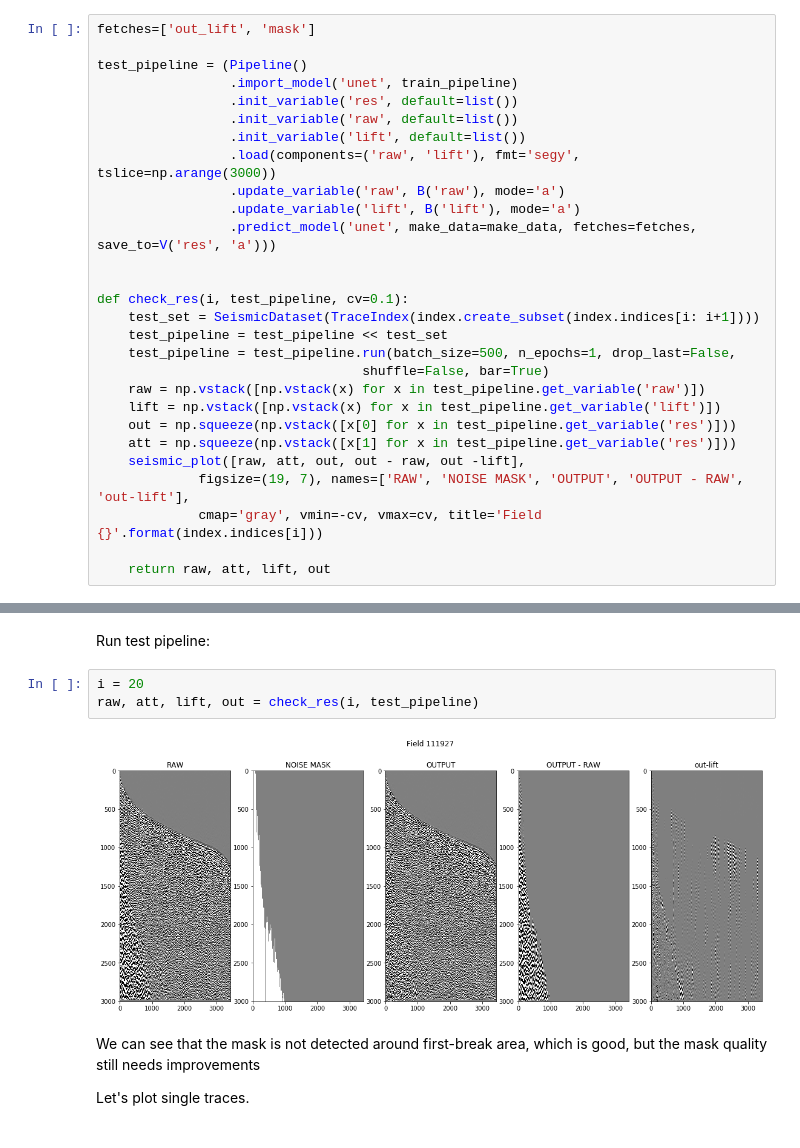
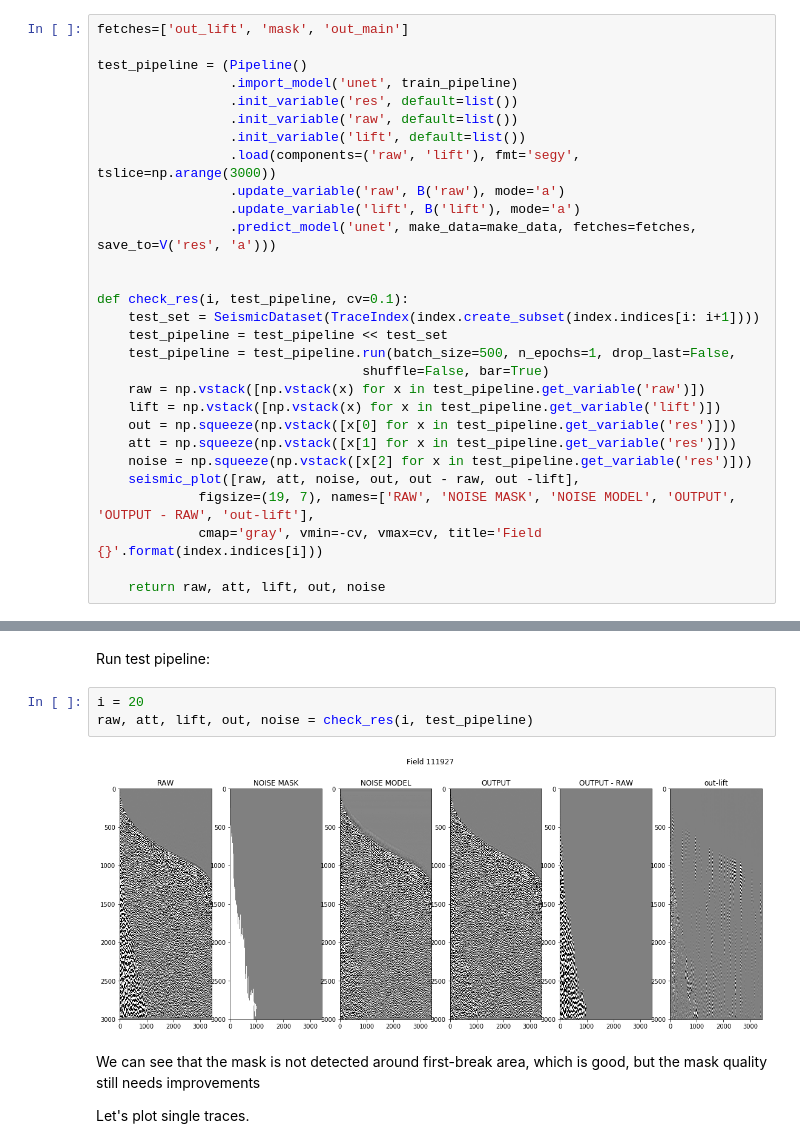
Before and after one commit to sadaqatali2027/SeismicPro-1, a Jupyter notebook: Ground_Roll/models/1_model_study_unet_att_params.ipynb, the cells around one changed output, grey strips where cells are left out. Cells and saved outputs as stored; diff of their text form.

```diff
--- a/Ground_Roll/models/1_model_study_unet_att_params.ipynb
+++ b/Ground_Roll/models/1_model_study_unet_att_params.ipynb
@@ -205,7 +209,7 @@ Here we define a simple test procedure:
 * save model output and mask
 * plot raw seismogram, mask, model output and differences between model output and raw and model output and lift
 # %%
-fetches=['out_lift', 'mask']
+fetches=['out_lift', 'mask', 'out_main']
 
 test_pipeline = (Pipeline()
                  .import_model('unet', train_pipeline)
@@ -227,11 +231,12 @@ def check_res(i, test_pipeline, cv=0.1):
     lift = np.vstack([np.vstack(x) for x in test_pipeline.get_variable('lift')])
     out = np.squeeze(np.vstack([x[0] for x in test_pipeline.get_variable('res')]))
     att = np.squeeze(np.vstack([x[1] for x in test_pipeline.get_variable('res')]))
-    seismic_plot([raw, att, out, out - raw, out -lift],
-             figsize=(19, 7), names=['RAW', 'NOISE MASK', 'OUTPUT', 'OUTPUT - RAW', 'out-lift'],
+    noise = np.squeeze(np.vstack([x[2] for x in test_pipeline.get_variable('res')]))
+    seismic_plot([raw, att, noise, out, out - raw, out -lift],
+             figsize=(19, 7), names=['RAW', 'NOISE MASK', 'NOISE MODEL', 'OUTPUT', 'OUTPUT - RAW', 'out-lift'],
              cmap='gray', vmin=-cv, vmax=cv, title='Field {}'.format(index.indices[i]))
 
-    return raw, att, lift, out
+    return raw, att, lift, out, noise
 # %% [output]
 WARNING:root:update_variable() is deprecated. Use pipeline.update(V(name), value) instead.
 WARNING:root:update_variable() is deprecated. Use pipeline.update(V(name), value) instead.
@@ -239,9 +244,9 @@ WARNING:root:update_variable() is deprecated. Use pipeline.update(V(name), value
 Run test pipeline:
 # %%
 i = 20
-raw, att, lift, out = check_res(i, test_pipeline)
+raw, att, lift, out, noise = check_res(i, test_pipeline)
 # %% [output]
-[figure, old version]
+[figure, new version]
 # %% [markdown]
 We can see that the mask is not detected around first-break area, which is good, but the mask quality still needs improvements
 
```
Also changed, not shown: parts of 18 cells of this notebook.
